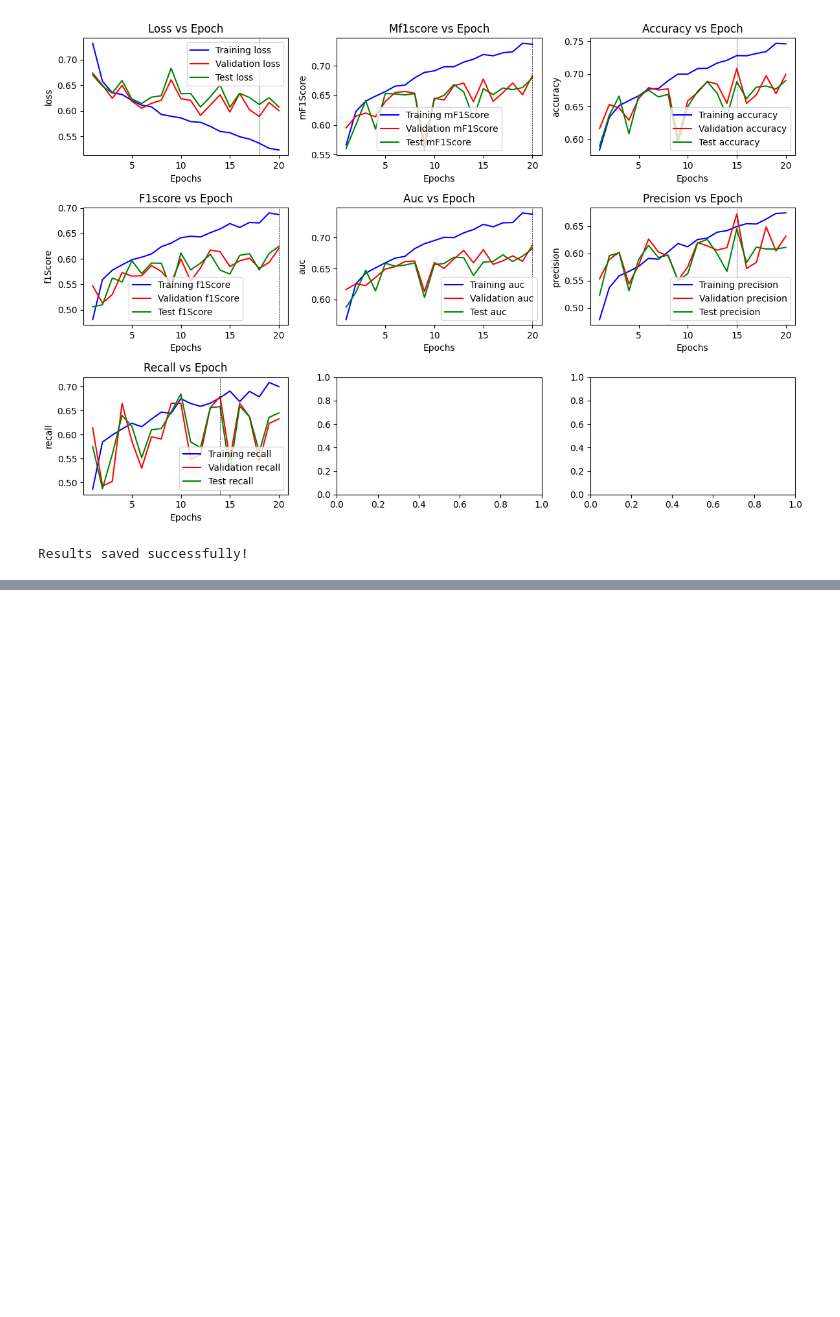
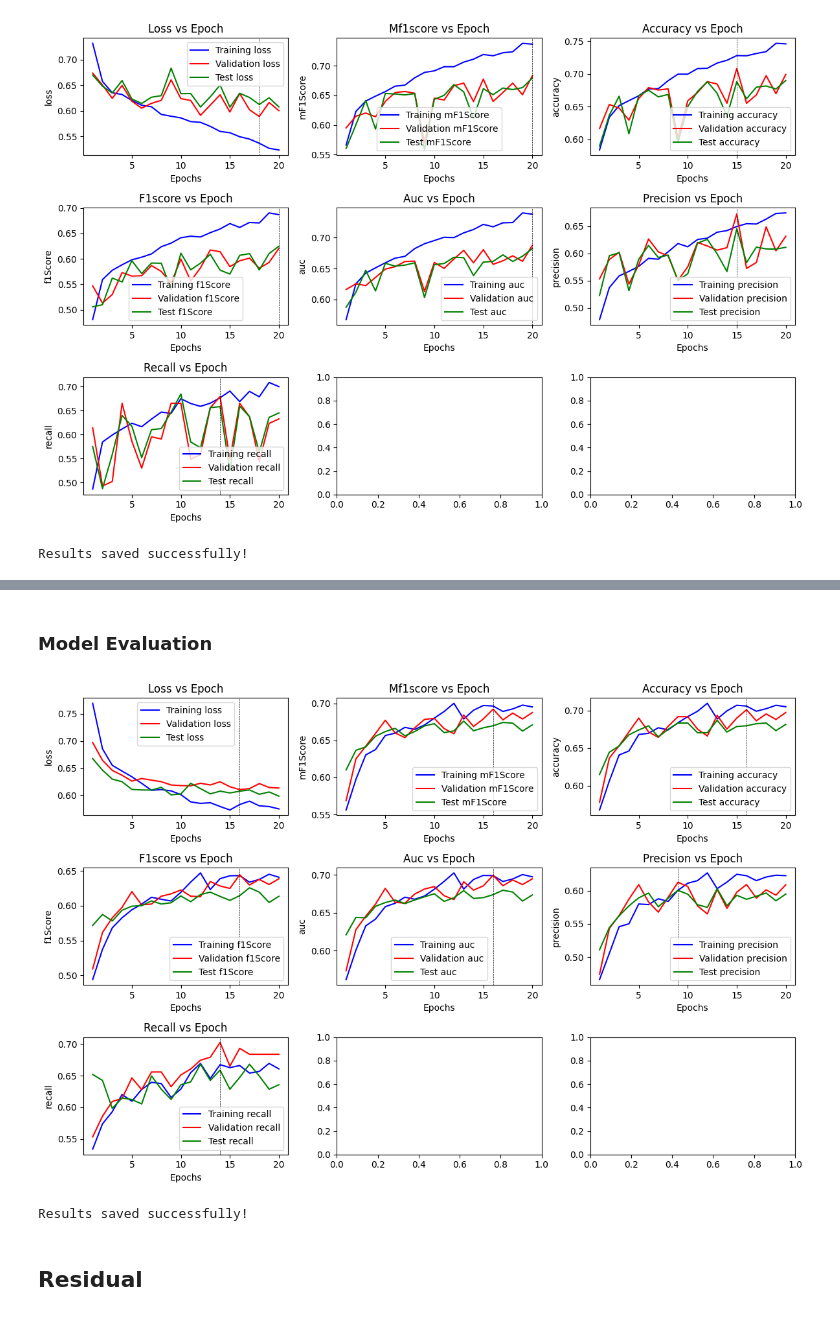
Before and after one commit to sha9189/multimodal-hate-video-classification, a Jupyter notebook: notebooks/z3_audio_experiment.ipynb, the cells around one changed output, grey strips where cells are left out. Cells and saved outputs as stored; diff of their text form; code cells hidden in the pictures; blank space fills up the shorter version.

Commit message:
add residual net code

```diff
--- a/notebooks/z3_audio_experiment.ipynb
+++ b/notebooks/z3_audio_experiment.ipynb
@@ -60,0 +353,21 @@ Results saved successfully!
+# %%
+model_name = "Audio_3L"
+
+config = load_config('configs/configs.yaml')
+fix_the_random(2021)
+
+# load k-fold indexes
+with open(config["PICKLE_FOLDER"] +'allFoldDetails.p', 'rb') as fp:
+    allDataAnnotation = pickle.load(fp)
+
+model_cls = MultimodalClassifier
+
+dataset_cls = MultimodalDataset
+# %%
+performance_by_epoch, best_mean_metrics, best_std_metrics = test_model_multimodal(
+    model_cls=model_cls,
+    dataset_cls=dataset_cls,
+    epochs=config["EPOCHS"],
+    optimizer_name="Adam",
+    allDataAnnotation=allDataAnnotation
+)
@@ -60,0 +475,18 @@ Results saved successfully!
+# %%
+with open(config["PICKLE_FOLDER"] + f"{model_name}_scores.p", "wb") as f:
+    pickle.dump((performance_by_epoch, best_mean_metrics, best_std_metrics), f)
+# %% [markdown]
+### Model Evaluation
+# %%
+with open(config["PICKLE_FOLDER"] + f"{model_name}_scores.p", "rb") as f:
+    performance_by_epoch, best_mean_metrics, best_std_metrics = pickle.load(f)
+# %%
+plot_all_metrics(performance_by_epoch)
+# %% [output]
+[figure, added]
+# %%
+save_results(performance_by_epoch, model_name)
+# %% [output]
+Results saved successfully!
+# %% [markdown]
+## Residual
```
Also changed, not shown: parts of 23 cells of this notebook, 7 other files.
